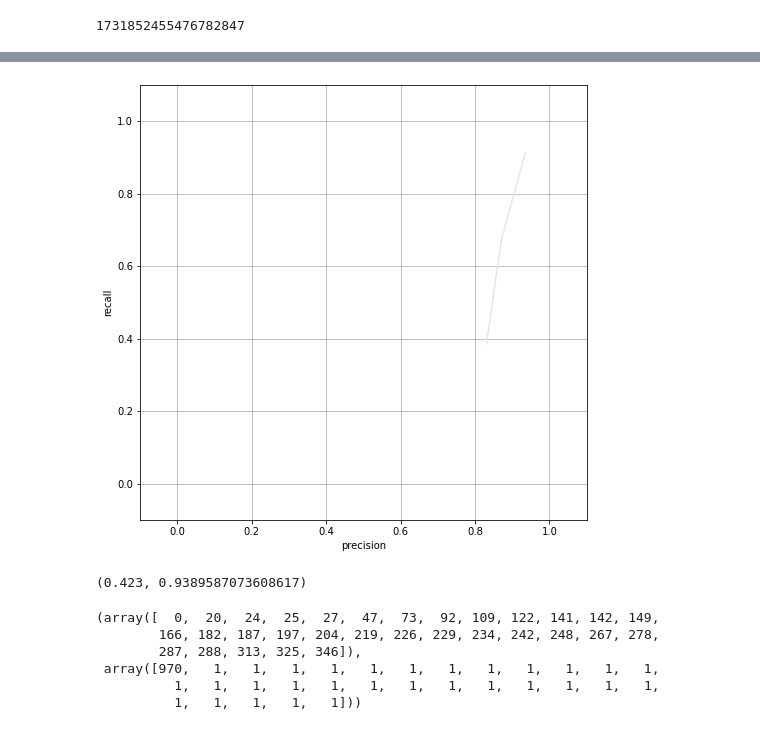
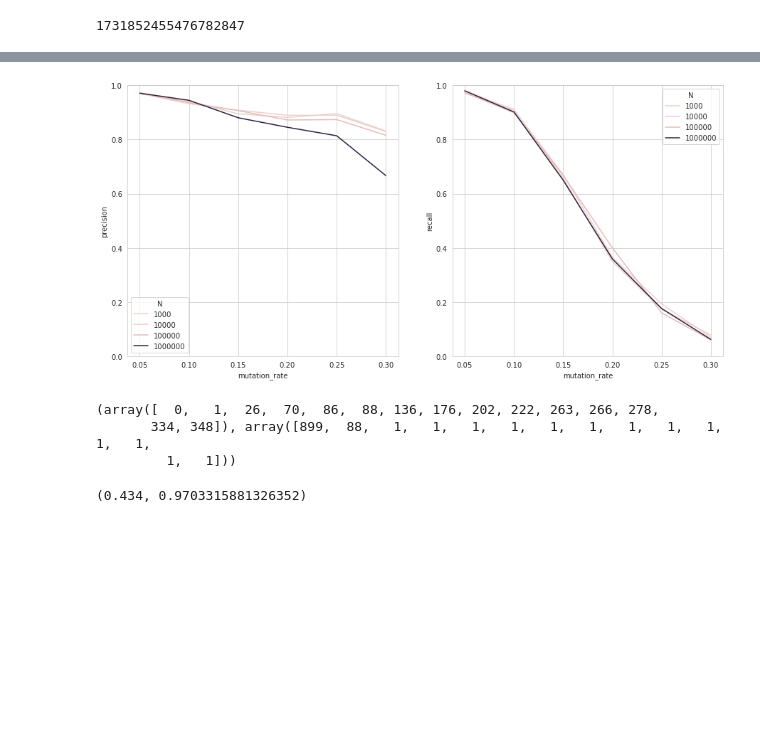
Before and after one commit to alexandrumeterez/sketchyseqs, a Jupyter notebook: SketchySeqs.ipynb, the cells around one changed output, grey strips where cells are left out. Saved outputs shown, nothing was run; the diff lists cells and outputs as text; code cells hidden in the pictures; blank space fills up the shorter version.

Commit message:
added DTS class cleanup , added plotting

```diff
--- a/SketchySeqs.ipynb
+++ b/SketchySeqs.ipynb
@@ -217,12 +217,6 @@ class DTS():
 
     def dist(self, s1, s2):
         return l2_dist(s1,s2)
-
-
-s = np.random.randint(0,4,(15),np.int32)
-sketcher = DTS(t=tuple_length, D=embed_dim, D2=embed_dim2, A=len(alphabet))
-h = sketcher.sketch_one(s)
-h
 # %% [output]
 1731852455476782847
 # %%
@@ -321,14 +315,14 @@ w = 15
 
 config_grid = dict(
     num_paths = 1000,
-    N = [10000],
-    mutation_rate = [ 0.1, .15, .2, .25],
+    N = [1000, 10000, 100000, 1000000],
+    mutation_rate = [ 0.05, 0.1, .15, .2, .25, 0.3],
     path_len = 200,
     tuple_length = [4],
     k=w,
-    embed_dim=[20],
+    embed_dim=[30],
     embed_dim2=[2**7],
-    recall_distance = 1,
+    recall_distance = 0,
     m = w,
     stride = [w],
     stride2 = [ w],
@@ -351,7 +345,6 @@ for conf in dict_configs(config_grid):
 
     seqv = np.random.choice(alphabet, N)
     seq = ''.join(seqv)
-    G = np.random.normal(size=(embed_dim2 , embed_dim))
     sketcher = DTS(t=tuple_length, D=embed_dim, D2=embed_dim2, A=len(alphabet))
 
     # Change this to use TSS!
@@ -402,18 +407,19 @@ df[['N','mutation_rate','recall_distance','embed_dim','embed_dim2','precision','
 # %%
 import seaborn as sns
 import plotly.express as px
 import matplotlib.pyplot as plt
 import pandas as pd
 df = pd.DataFrame(results)
-plt.figure(figsize=(8,8))
-sns.lineplot(ax=plt.gca(),data=df,y='recall',x='precision')
-sns.color_palette("Set2")
+fig,axes = plt.subplots(1,2,figsize=(15,7))
+for y,ax in zip(['precision', 'recall'],axes):
+    sns.set_style("whitegrid")
+    sns.lineplot(ax=ax,data=df,y=y,x='mutation_rate', hue='N')
+    ax.set_ylim(0,1)
 
-plt.xlim(-.1,1.1)
-plt.ylim(-.1,1.1)
+
 plt.grid(True)
 # %% [output]
-[figure, old version]
+[figure, new version]
 # %%
 hits = np.array([0 for _ in range(num_paths)])
 tp = np.array([0 for _ in range(num_paths)])
@@ -438,20 +444,14 @@ for i,path in tqdm(enumerate(paths),total=len(paths)):
                     d2 = editdistance.eval(reference[(node-node_path[0]):], query[qj:])
                     d = editdistance.eval(reference, query)
                     dists[i] = d1+d2 - d
-                    if(  d1+d2 == d):
+                    if(  d1+d2 <= d + recall_distance):
                         tp[i] += 1
                         recall[i] = 1
                         break
-
+print(np.unique(dists,return_counts=True))
 np.mean(recall), np.sum(tp) / np.sum(hits)
 # %% [output]
-(0.423, 0.9389587073608617)
+(array([  0,   1,  26,  70,  86,  88, 136, 176, 202, 222, 263, 266, 278,
+       334, 348]), array([899,  88,   1,   1,   1,   1,   1,   1,   1,   1,   1,   1,   1,
+         1,   1]))
+(0.434, 0.9703315881326352)
-# %%
-np.unique(dists,return_counts=True)
-# %% [output]
-(array([  0,  20,  24,  25,  27,  47,  73,  92, 109, 122, 141, 142, 149,
-        166, 182, 187, 197, 204, 219, 226, 229, 234, 242, 248, 267, 278,
-        287, 288, 313, 325, 346]),
- array([970,   1,   1,   1,   1,   1,   1,   1,   1,   1,   1,   1,   1,
-          1,   1,   1,   1,   1,   1,   1,   1,   1,   1,   1,   1,   1,
-          1,   1,   1,   1,   1]))
```
Also changed, not shown: parts of 4 cells of this notebook.
